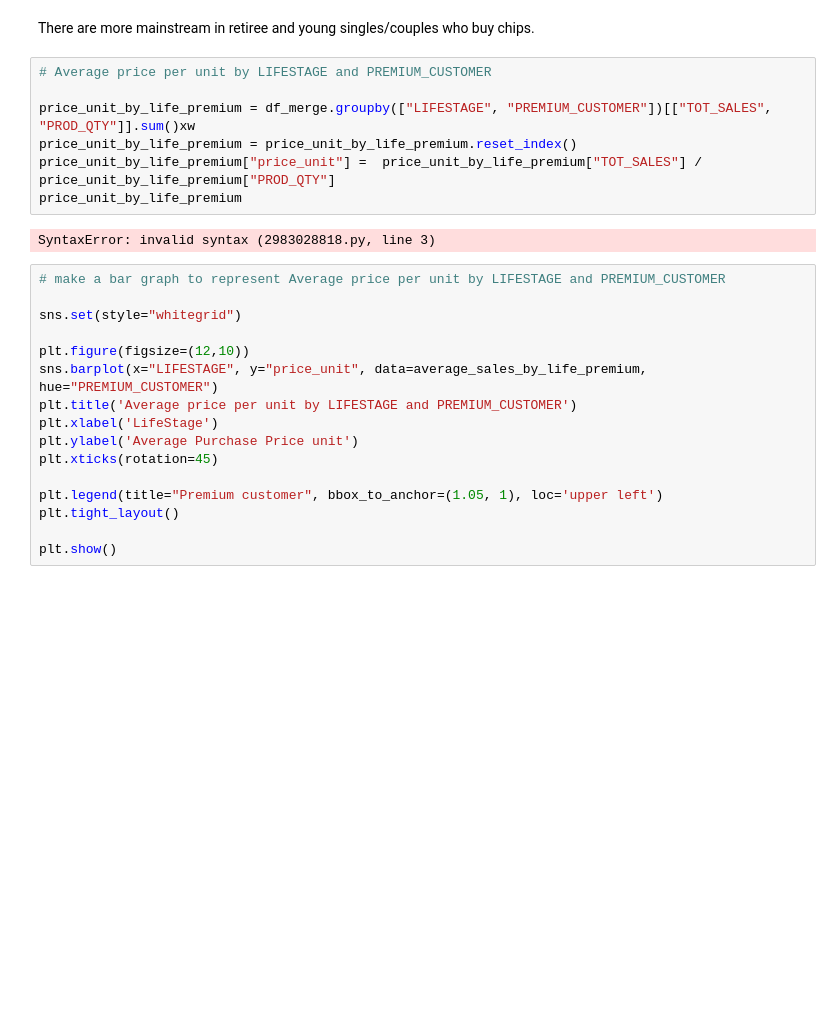
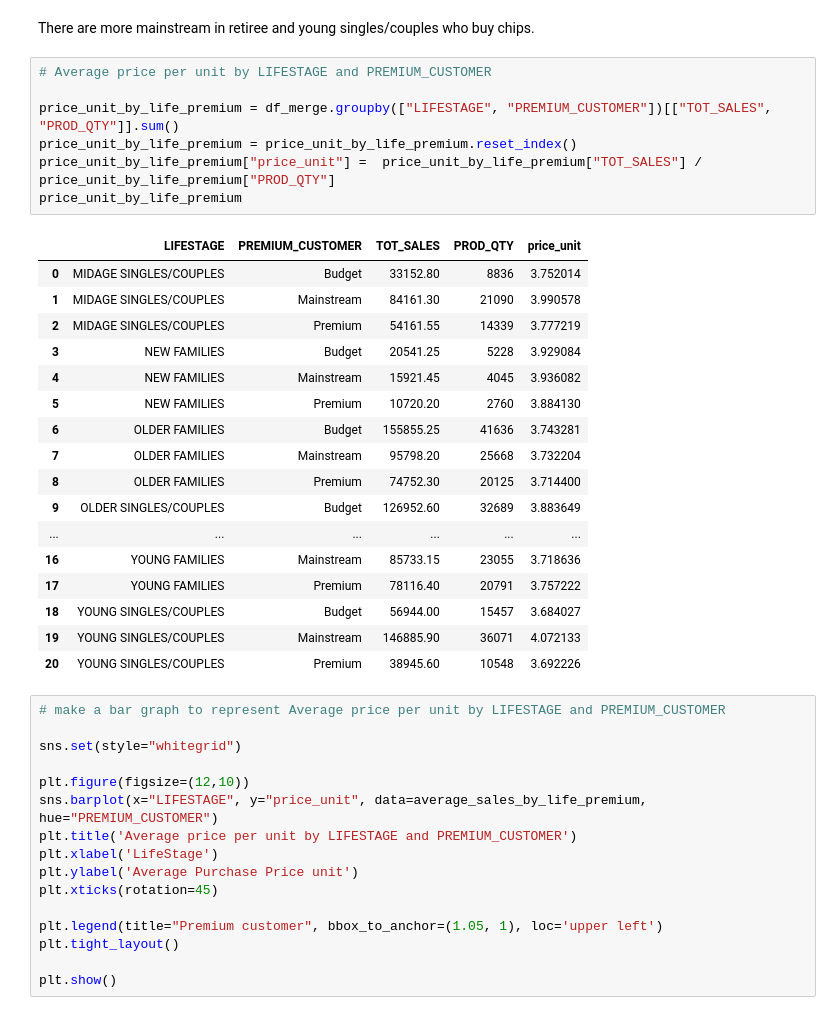
Before and after one commit to pandaueno0156/Exploratory_Data_Analysis_ChipCompany, a Jupyter notebook: EDA.ipynb, the cells around one changed output. Saved outputs shown, nothing was run; the diff lists cells and outputs as text; blank space fills up the shorter version.

```diff
--- a/EDA.ipynb
+++ b/EDA.ipynb
@@ -676,12 +676,28 @@ There are more mainstream in retiree and young singles/couples who buy chips.
 # %%
 # Average price per unit by LIFESTAGE and PREMIUM_CUSTOMER
 
-price_unit_by_life_premium = df_merge.groupby(["LIFESTAGE", "PREMIUM_CUSTOMER"])[["TOT_SALES", "PROD_QTY"]].sum()xw
+price_unit_by_life_premium = df_merge.groupby(["LIFESTAGE", "PREMIUM_CUSTOMER"])[["TOT_SALES", "PROD_QTY"]].sum()
 price_unit_by_life_premium = price_unit_by_life_premium.reset_index()
 price_unit_by_life_premium["price_unit"] =  price_unit_by_life_premium["TOT_SALES"] / price_unit_by_life_premium["PROD_QTY"]
 price_unit_by_life_premium
 # %% [output]
-SyntaxError: invalid syntax (2983028818.py, line 3)
+|  | LIFESTAGE | PREMIUM_CUSTOMER | TOT_SALES | PROD_QTY | price_unit |
+| 0 | MIDAGE SINGLES/COUPLES | Budget | 33152.80 | 8836 | 3.752014 |
+| 1 | MIDAGE SINGLES/COUPLES | Mainstream | 84161.30 | 21090 | 3.990578 |
+| 2 | MIDAGE SINGLES/COUPLES | Premium | 54161.55 | 14339 | 3.777219 |
+| 3 | NEW FAMILIES | Budget | 20541.25 | 5228 | 3.929084 |
+| 4 | NEW FAMILIES | Mainstream | 15921.45 | 4045 | 3.936082 |
+| 5 | NEW FAMILIES | Premium | 10720.20 | 2760 | 3.884130 |
+| 6 | OLDER FAMILIES | Budget | 155855.25 | 41636 | 3.743281 |
+| 7 | OLDER FAMILIES | Mainstream | 95798.20 | 25668 | 3.732204 |
+| 8 | OLDER FAMILIES | Premium | 74752.30 | 20125 | 3.714400 |
+| 9 | OLDER SINGLES/COUPLES | Budget | 126952.60 | 32689 | 3.883649 |
+| ... | ... | ... | ... | ... | ... |
+| 16 | YOUNG FAMILIES | Mainstream | 85733.15 | 23055 | 3.718636 |
+| 17 | YOUNG FAMILIES | Premium | 78116.40 | 20791 | 3.757222 |
+| 18 | YOUNG SINGLES/COUPLES | Budget | 56944.00 | 15457 | 3.684027 |
+| 19 | YOUNG SINGLES/COUPLES | Mainstream | 146885.90 | 36071 | 4.072133 |
+| 20 | YOUNG SINGLES/COUPLES | Premium | 38945.60 | 10548 | 3.692226 |
 # %%
 # make a bar graph to represent Average price per unit by LIFESTAGE and PREMIUM_CUSTOMER
 
```
Also changed, not shown: parts of 2 cells of this notebook.
